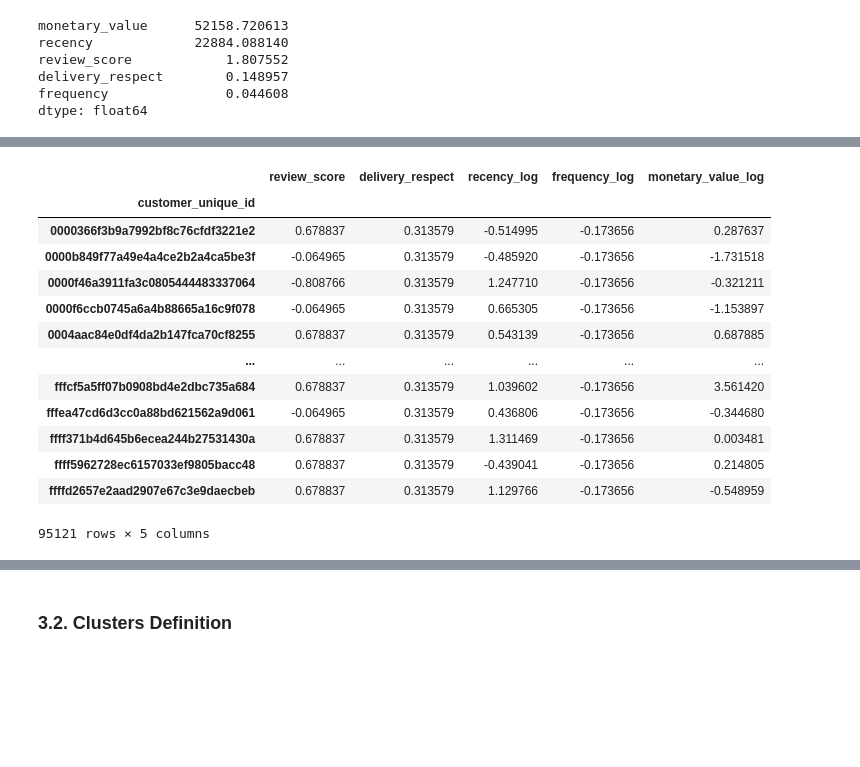
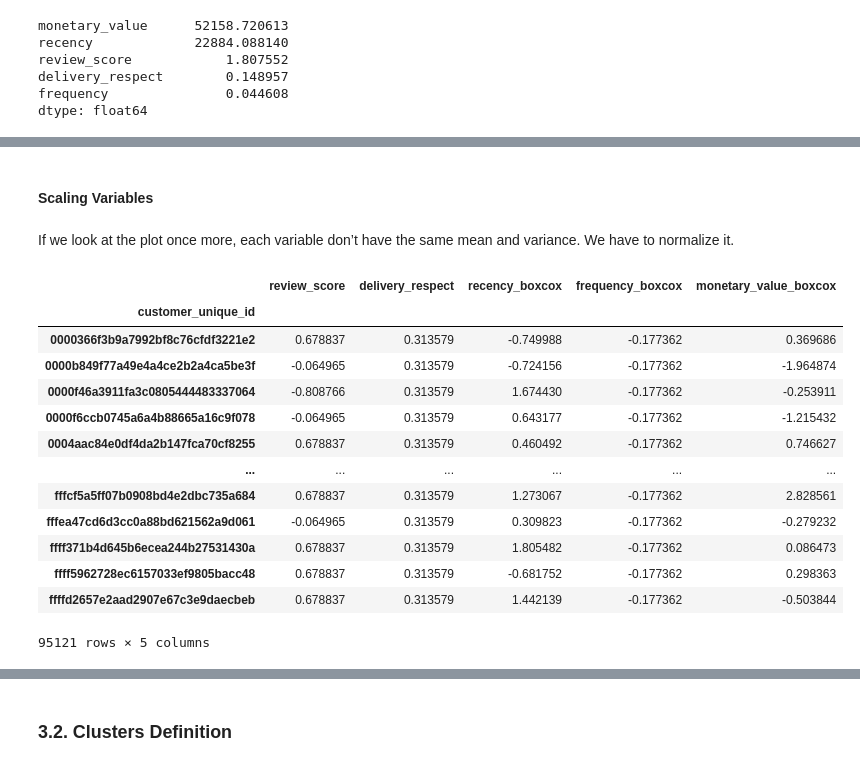
Before and after one commit to mariusbiteau/Ecommerce-Customer-Segmentation, a Jupyter notebook: Segmentation_Ecommerce_Customer_Segmentation_ipynb.ipynb, the cells around one changed output, grey strips where cells are left out. Drawn from its saved outputs; the diff is of its cells as text; code cells hidden in the pictures; blank space fills up the shorter version.

```diff
--- a/Segmentation_Ecommerce_Customer_Segmentation_ipynb.ipynb
+++ b/Segmentation_Ecommerce_Customer_Segmentation_ipynb.ipynb
@@ -489,7 +547,9 @@ dtype: float64
 # %%
-log_customer_km = customer_km.copy()
+boxcox_customer_km = customer_km.copy()
 
 list = ['recency', 'frequency', 'monetary_value']
 for i in list:
-    log_customer_km[i + '_log'] = np.log(customer_km[i])
-    log_customer_km.drop(i, axis=1, inplace=True)
+    boxcox_customer_km[i + '_boxcox'] = stats.boxcox(customer_km[i])[0]
+    boxcox_customer_km.drop(i, axis=1, inplace=True)
+
+boxcox_customer_km.head(5)
@@ -496,23 +564,27 @@ for i in list:
+# %% [markdown]
+#### Scaling Variables
+# %% [markdown]
+If we look at the plot once more, each variable don’t have the same mean and variance. We have to normalize it.
 # %%
 scaler = StandardScaler()
-std_customer_km = scaler.fit_transform(log_customer_km)
+std_customer_km = scaler.fit_transform(boxcox_customer_km)
 
 std_customer_km = pd.DataFrame(std_customer_km,
-                               index=log_customer_km.index,
-                               columns=log_customer_km.columns)
+                               index=boxcox_customer_km.index,
+                               columns=boxcox_customer_km.columns)
 std_customer_km
 # %% [output]
-|  | review_score | delivery_respect | recency_log | frequency_log | monetary_value_log |
+|  | review_score | delivery_respect | recency_boxcox | frequency_boxcox | monetary_value_boxcox |
 | customer_unique_id |  |  |  |  |  |
-| 0000366f3b9a7992bf8c76cfdf3221e2 | 0.678837 | 0.313579 | -0.514995 | -0.173656 | 0.287637 |
-| 0000b849f77a49e4a4ce2b2a4ca5be3f | -0.064965 | 0.313579 | -0.485920 | -0.173656 | -1.731518 |
-| 0000f46a3911fa3c0805444483337064 | -0.808766 | 0.313579 | 1.247710 | -0.173656 | -0.321211 |
-| 0000f6ccb0745a6a4b88665a16c9f078 | -0.064965 | 0.313579 | 0.665305 | -0.173656 | -1.153897 |
-| 0004aac84e0df4da2b147fca70cf8255 | 0.678837 | 0.313579 | 0.543139 | -0.173656 | 0.687885 |
+| 0000366f3b9a7992bf8c76cfdf3221e2 | 0.678837 | 0.313579 | -0.749988 | -0.177362 | 0.369686 |
+| 0000b849f77a49e4a4ce2b2a4ca5be3f | -0.064965 | 0.313579 | -0.724156 | -0.177362 | -1.964874 |
+| 0000f46a3911fa3c0805444483337064 | -0.808766 | 0.313579 | 1.674430 | -0.177362 | -0.253911 |
+| 0000f6ccb0745a6a4b88665a16c9f078 | -0.064965 | 0.313579 | 0.643177 | -0.177362 | -1.215432 |
+| 0004aac84e0df4da2b147fca70cf8255 | 0.678837 | 0.313579 | 0.460492 | -0.177362 | 0.746627 |
 | ... | ... | ... | ... | ... | ... |
-| fffcf5a5ff07b0908bd4e2dbc735a684 | 0.678837 | 0.313579 | 1.039602 | -0.173656 | 3.561420 |
-| fffea47cd6d3cc0a88bd621562a9d061 | -0.064965 | 0.313579 | 0.436806 | -0.173656 | -0.344680 |
-| ffff371b4d645b6ecea244b27531430a | 0.678837 | 0.313579 | 1.311469 | -0.173656 | 0.003481 |
-| ffff5962728ec6157033ef9805bacc48 | 0.678837 | 0.313579 | -0.439041 | -0.173656 | 0.214805 |
-| ffffd2657e2aad2907e67c3e9daecbeb | 0.678837 | 0.313579 | 1.129766 | -0.173656 | -0.548959 |
+| fffcf5a5ff07b0908bd4e2dbc735a684 | 0.678837 | 0.313579 | 1.273067 | -0.177362 | 2.828561 |
+| fffea47cd6d3cc0a88bd621562a9d061 | -0.064965 | 0.313579 | 0.309823 | -0.177362 | -0.279232 |
+| ffff371b4d645b6ecea244b27531430a | 0.678837 | 0.313579 | 1.805482 | -0.177362 | 0.086473 |
+| ffff5962728ec6157033ef9805bacc48 | 0.678837 | 0.313579 | -0.681752 | -0.177362 | 0.298363 |
+| ffffd2657e2aad2907e67c3e9daecbeb | 0.678837 | 0.313579 | 1.442139 | -0.177362 | -0.503844 |
 95121 rows × 5 columns
```
Also changed, not shown: parts of 24 cells of this notebook.
